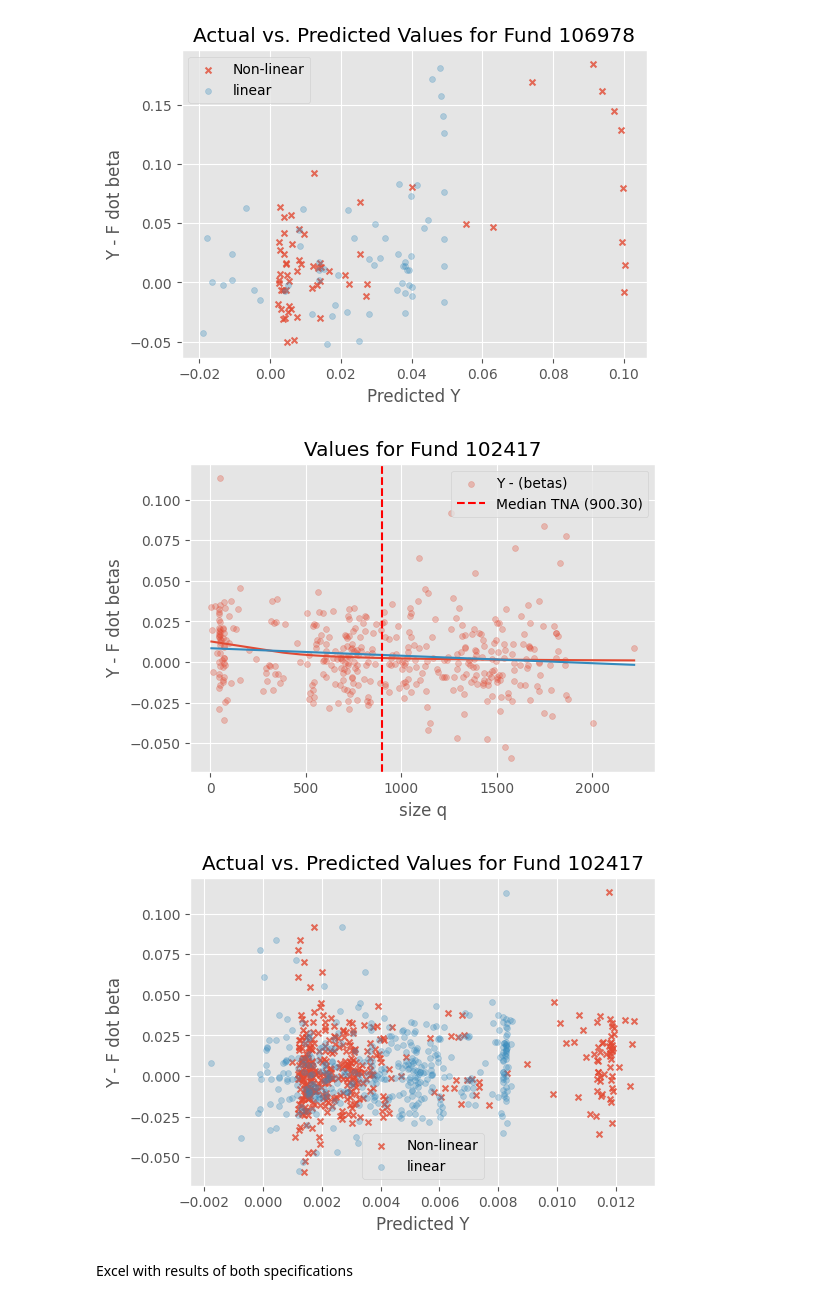
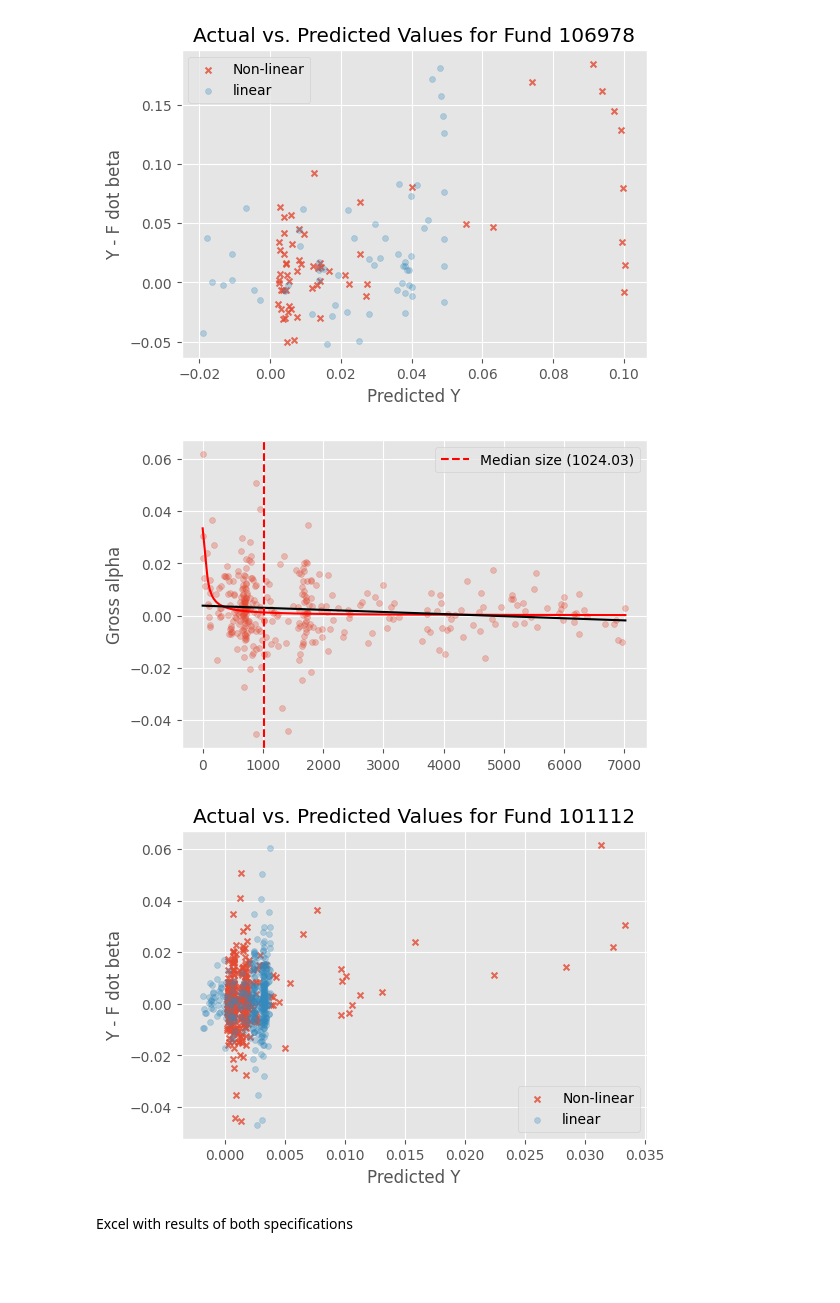
Before and after one commit to DavidSandovalRodriguez/Fund-Kink-Smoothing, a Jupyter notebook: WorkingNotebook_linBase.ipynb, the cells around one changed output. Cells and saved outputs as stored; diff of their text form; code cells hidden in the pictures; blank space fills up the shorter version.

```diff
--- a/WorkingNotebook_linBase.ipynb
+++ b/WorkingNotebook_linBase.ipynb
@@ -527,19 +529,19 @@ def plot_fit_fund_li_nolin_subsBeta(fundID):
 
     plt.figure(figsize=(6,4))
     #plt.scatter(q, y, s=18, alpha= 0.3, marker="x", label= "Y ")
-    plt.scatter(q, y_subs, s=18, alpha= 0.3, label= "Y - (betas)")
+    plt.scatter(q, y_subs, s=18, alpha= 0.3, label= "")
 
-    plt.plot(q,y_hat_nl_subs)
-    plt.plot(q,y_hat_lin_subs)
+    plt.plot(q,y_hat_nl_subs, color = 'red')
+    plt.plot(q,y_hat_lin_subs, color = 'black')
 
 
     median_tna = np.median(q)
-    plt.axvline(x=median_tna, color='red', linestyle='--', label=f'Median TNA ({median_tna:.2f})')
+    plt.axvline(x=median_tna, color='red', linestyle='--', label=f'Median size ({median_tna:.2f})')
 
 
-    plt.xlabel("size q")
-    plt.ylabel("Y - F dot betas")
-    plt.title(f"Values for Fund {fundID}")
+    #plt.xlabel("q")
+    plt.ylabel("Gross alpha")
+    #plt.title(f"Values for Fund {fundID}")
     plt.legend();
 
     plt.show()
@@ -563,10 +565,10 @@ plot_fit_fund_li_nolin_subsBeta(106978)
 [figure]
 [figure]
 # %%
-plot_fit_fund_li_nolin_subsBeta(102417)
+plot_fit_fund_li_nolin_subsBeta(101112)
 # %% [output]
-[figure, old version]
+[figure, new version]
-[figure, old version]
+[figure, new version]
 # %% [markdown]
 Excel with results of both specifications
 # %%
```
Also changed, not shown: parts of 10 cells of this notebook, 4 other files.
